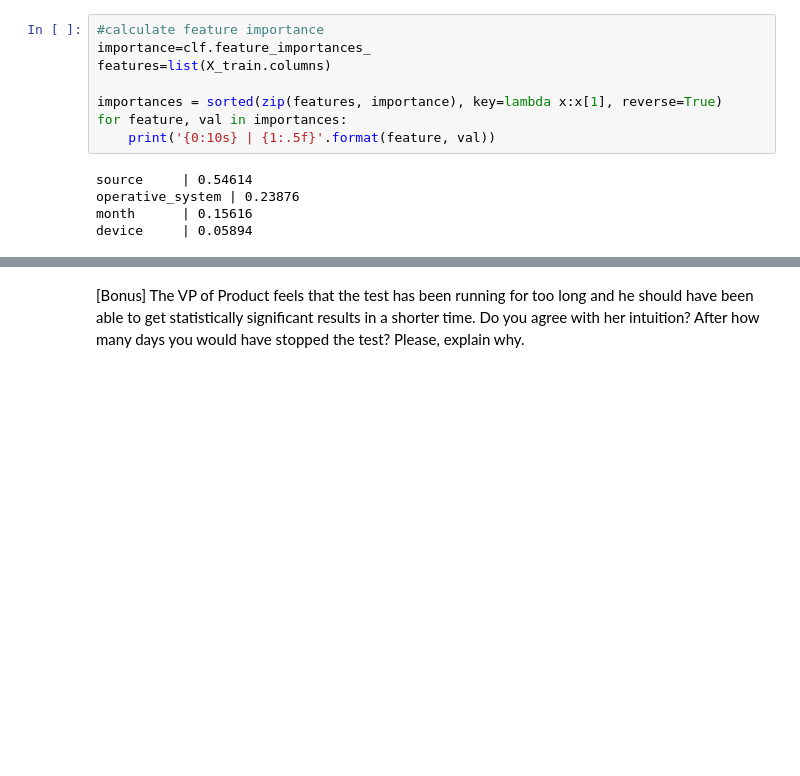
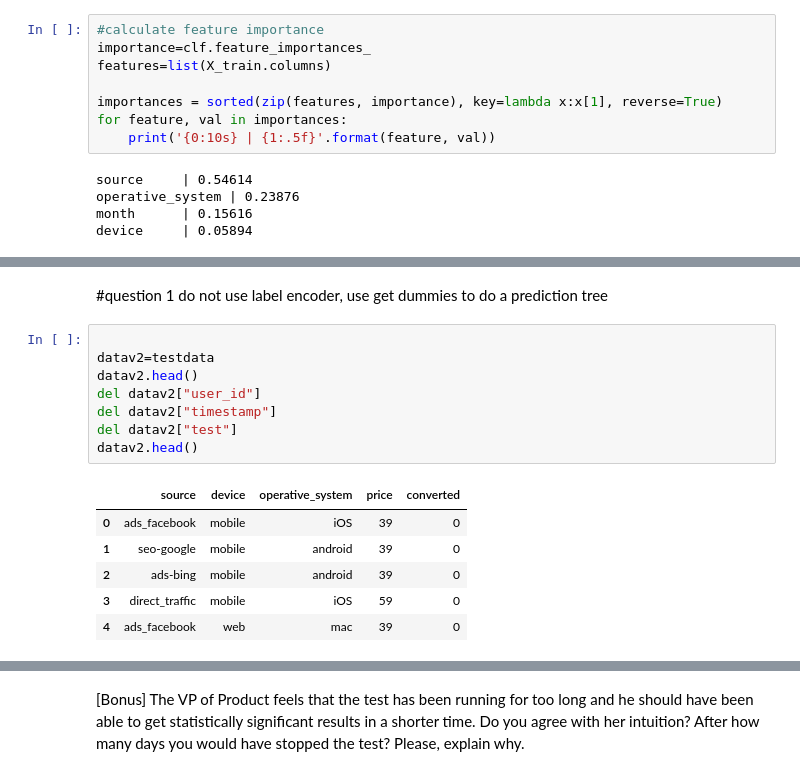
Before and after one commit to asa2012/TakeHomeChallenge, a Jupyter notebook: 6 Pricing Test.ipynb, the cells around one changed output, grey strips where cells are left out. Saved outputs shown, nothing was run; the diff lists cells and outputs as text; blank space fills up the shorter version.

```diff
--- a/6 Pricing Test.ipynb
+++ b/6 Pricing Test.ipynb
@@ -330,0 +384,17 @@ source is most important feature to drive conversion.
+# %% [markdown]
+#question 1 do not use label encoder, use get dummies to do a prediction tree
+# %%
+
+datav2=testdata
+datav2.head()
+del datav2["user_id"]
+del datav2["timestamp"]
+del datav2["test"]
+datav2.head()
+# %% [output]
+|  | source | device | operative_system | price | converted |
+| 0 | ads_facebook | mobile | iOS | 39 | 0 |
+| 1 | seo-google | mobile | android | 39 | 0 |
+| 2 | ads-bing | mobile | android | 39 | 0 |
+| 3 | direct_traffic | mobile | iOS | 59 | 0 |
+| 4 | ads_facebook | web | mac | 39 | 0 |
```
Also changed, not shown: parts of 23 cells of this notebook, 2 other files.
